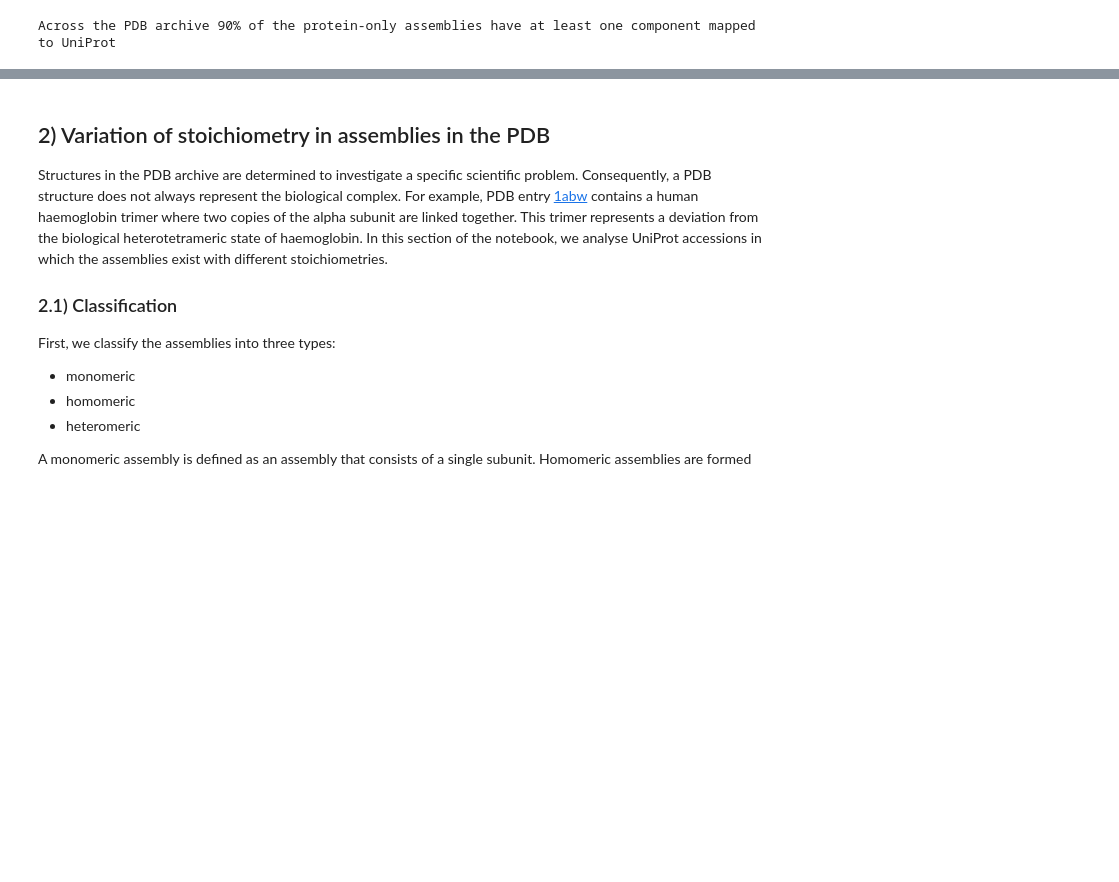
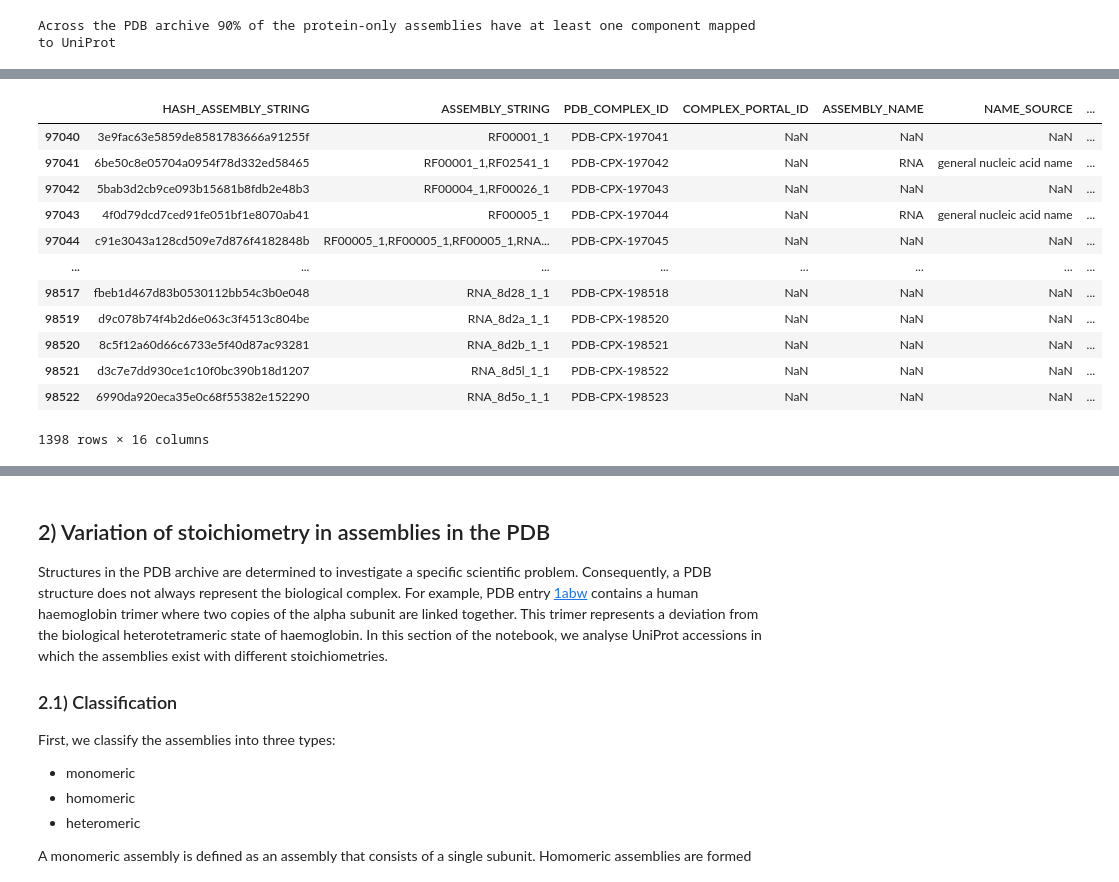
Before and after one commit to PDBe-KB/pdbe-assemblies-analysis, a Jupyter notebook: assemblies_analysis.ipynb, the cells around one changed output, grey strips where cells are left out. Drawn from its saved outputs; the diff is of its cells as text; code cells hidden in the pictures; blank space fills up the shorter version.

```diff
--- a/assemblies_analysis.ipynb
+++ b/assemblies_analysis.ipynb
@@ -283,0 +294,18 @@ Across the PDB archive 90% of the protein-only assemblies have at least one comp
+# %%
+# Create a new dataframe to represent protein assemblies
+df_rna = df[df["ASSEMBLY_POLYMERS"] == "RNA"].copy()
+df_rna
+# %% [output]
+|  | HASH_ASSEMBLY_STRING | ASSEMBLY_STRING | PDB_COMPLEX_ID | COMPLEX_PORTAL_ID | ASSEMBLY_NAME | NAME_SOURCE | ... |
+| 97040 | 3e9fac63e5859de8581783666a91255f | RF00001_1 | PDB-CPX-197041 | NaN | NaN | NaN | ... |
+| 97041 | 6be50c8e05704a0954f78d332ed58465 | RF00001_1,RF02541_1 | PDB-CPX-197042 | NaN | RNA | general nucleic acid name | ... |
+| 97042 | 5bab3d2cb9ce093b15681b8fdb2e48b3 | RF00004_1,RF00026_1 | PDB-CPX-197043 | NaN | NaN | NaN | ... |
+| 97043 | 4f0d79dcd7ced91fe051bf1e8070ab41 | RF00005_1 | PDB-CPX-197044 | NaN | RNA | general nucleic acid name | ... |
+| 97044 | c91e3043a128cd509e7d876f4182848b | RF00005_1,RF00005_1,RF00005_1,RNA... | PDB-CPX-197045 | NaN | NaN | NaN | ... |
+| ... | ... | ... | ... | ... | ... | ... | ... |
+| 98517 | fbeb1d467d83b0530112bb54c3b0e048 | RNA_8d28_1_1 | PDB-CPX-198518 | NaN | NaN | NaN | ... |
+| 98519 | d9c078b74f4b2d6e063c3f4513c804be | RNA_8d2a_1_1 | PDB-CPX-198520 | NaN | NaN | NaN | ... |
+| 98520 | 8c5f12a60d66c6733e5f40d87ac93281 | RNA_8d2b_1_1 | PDB-CPX-198521 | NaN | NaN | NaN | ... |
+| 98521 | d3c7e7dd930ce1c10f0bc390b18d1207 | RNA_8d5l_1_1 | PDB-CPX-198522 | NaN | NaN | NaN | ... |
+| 98522 | 6990da920eca35e0c68f55382e152290 | RNA_8d5o_1_1 | PDB-CPX-198523 | NaN | NaN | NaN | ... |
+1398 rows × 16 columns
```
Also changed, not shown: parts of 34 cells of this notebook.
